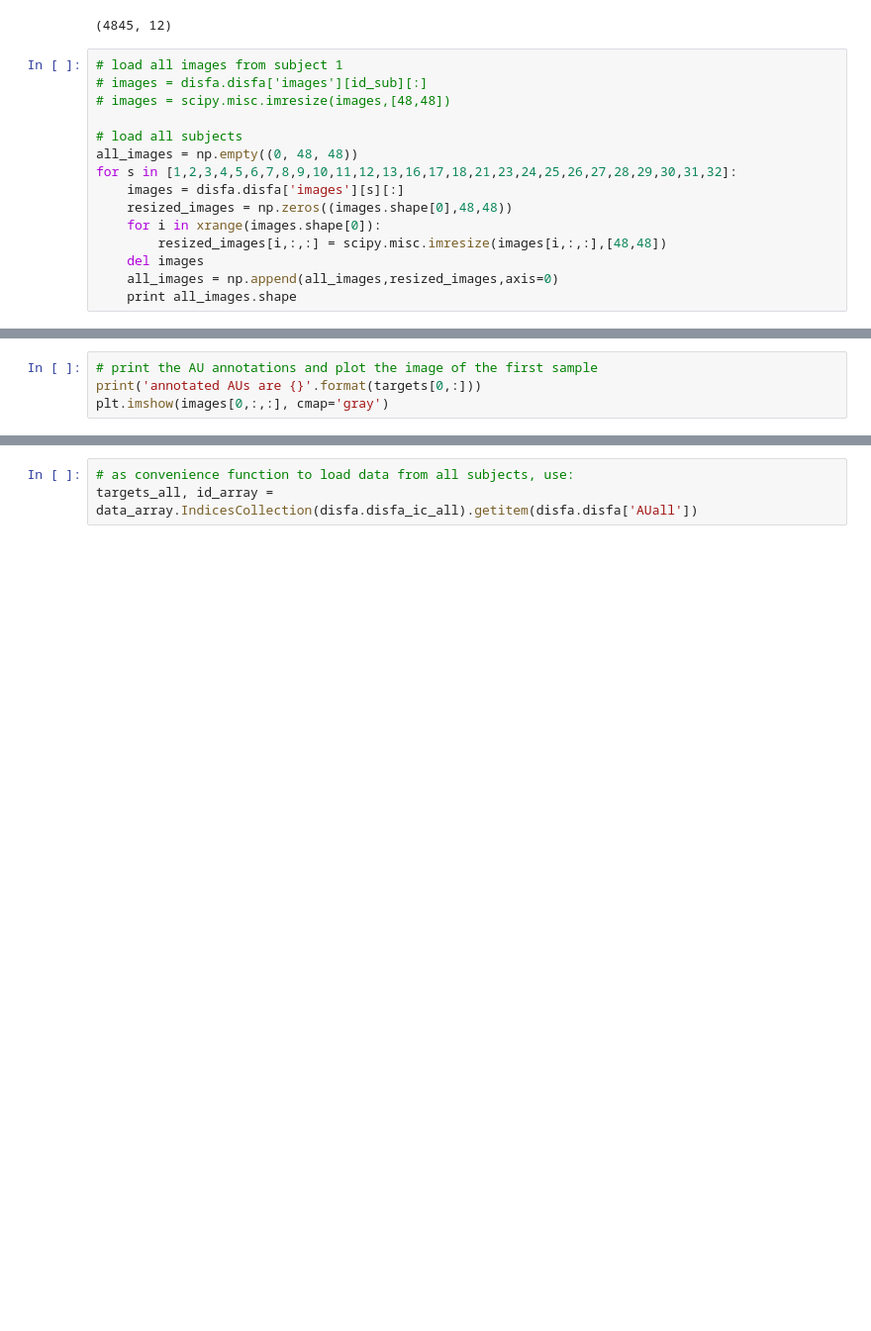
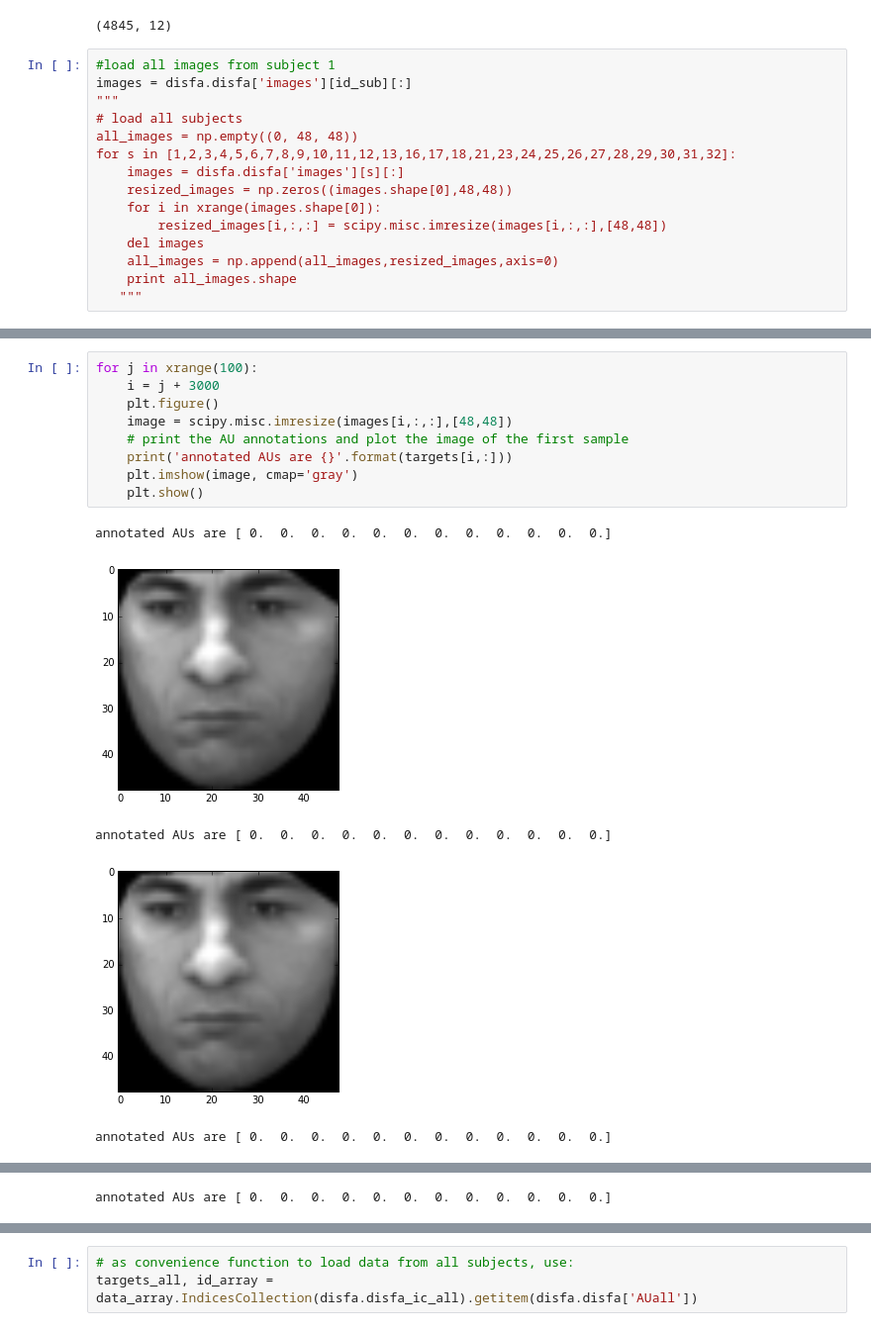
Before and after one commit to lotka/autofaces, a Jupyter notebook: src/seb/disfa_example.ipynb, the cells around one changed output, grey strips where cells are left out. Shown at 99% size. Saved outputs shown, nothing was run; the diff lists cells and outputs as text; blank space fills up the shorter version.

Commit message:
minor changes to sebs notebook for disfa

```diff
--- a/src/seb/disfa_example.ipynb
+++ b/src/seb/disfa_example.ipynb
@@ -19,10 +20,9 @@ targets.shape
 # %% [output]
 (4845, 12)
 # %%
-# load all images from subject 1
-# images = disfa.disfa['images'][id_sub][:]
-# images = scipy.misc.imresize(images,[48,48])
-
+#load all images from subject 1
+images = disfa.disfa['images'][id_sub][:]
+"""
 # load all subjects
 all_images = np.empty((0, 48, 48))
 for s in [1,2,3,4,5,6,7,8,9,10,11,12,13,16,17,18,21,23,24,25,26,27,28,29,30,31,32]:
@@ -33,5 +33,6 @@ for s in [1,2,3,4,5,6,7,8,9,10,11,12,13,16,17,18,21,23,24,25,26,27,28,29,30,31,3
     del images
     all_images = np.append(all_images,resized_images,axis=0)
     print all_images.shape
+   """
 # %% [output]
 [FileHDF5] read file /home/luka/Documents/DISFA/Features/images/SN001_features_images.mat
@@ -57,4 +45,15 @@ images.shape
 # %%
-# print the AU annotations and plot the image of the first sample
-print('annotated AUs are {}'.format(targets[0,:]))
-plt.imshow(images[0,:,:], cmap='gray')
+for j in xrange(100):
+    i = j + 3000
+    plt.figure()
+    image = scipy.misc.imresize(images[i,:,:],[48,48])
+    # print the AU annotations and plot the image of the first sample
+    print('annotated AUs are {}'.format(targets[i,:]))
+    plt.imshow(image, cmap='gray')
+    plt.show()
+# %% [output]
+annotated AUs are [ 0.  0.  0.  0.  0.  0.  0.  0.  0.  0.  0.  0.]
+[figure, added]
+annotated AUs are [ 0.  0.  0.  0.  0.  0.  0.  0.  0.  0.  0.  0.]
+[figure, added]
+annotated AUs are [ 0.  0.  0.  0.  0.  0.  0.  0.  0.  0.  0.  0.]
@@ -60,0 +61 @@ plt.imshow(images[0,:,:], cmap='gray')
+annotated AUs are [ 0.  0.  0.  0.  0.  0.  0.  0.  0.  0.  0.  0.]
```
Also changed, not shown: parts of 4 cells of this notebook.
